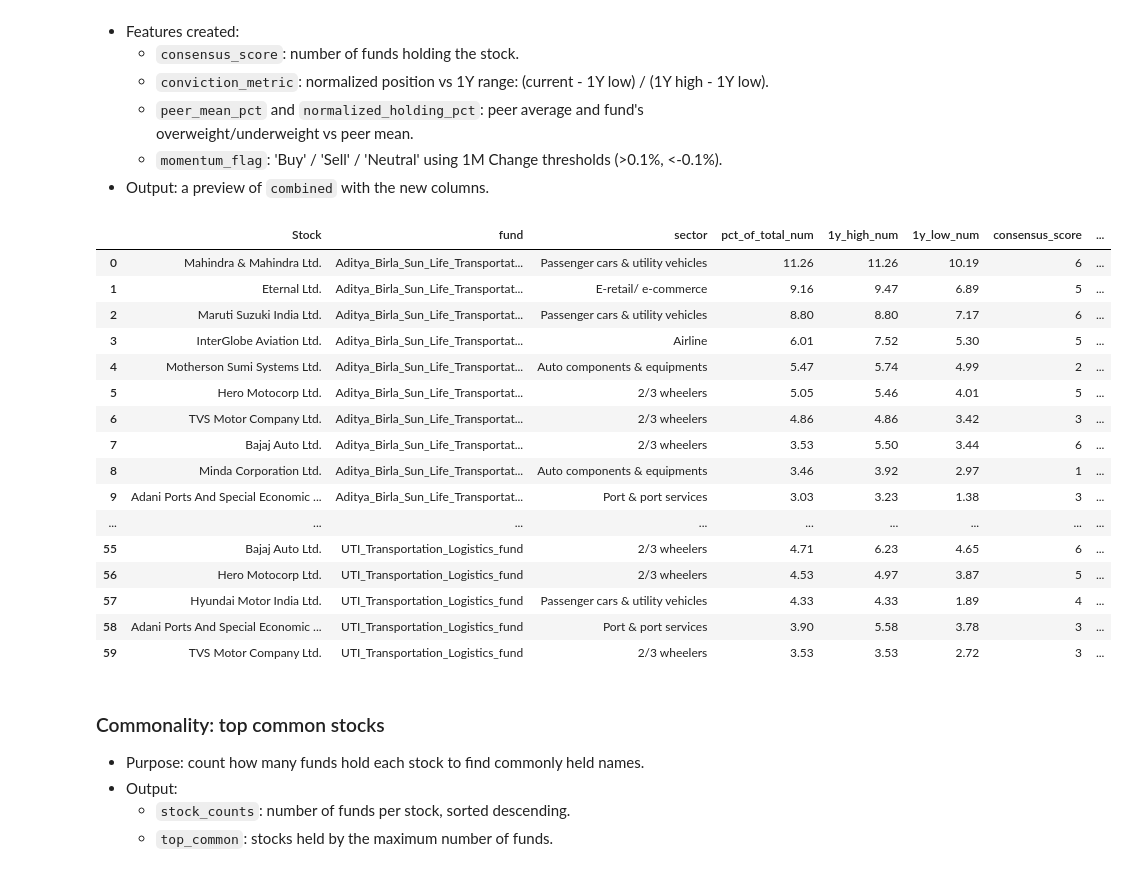
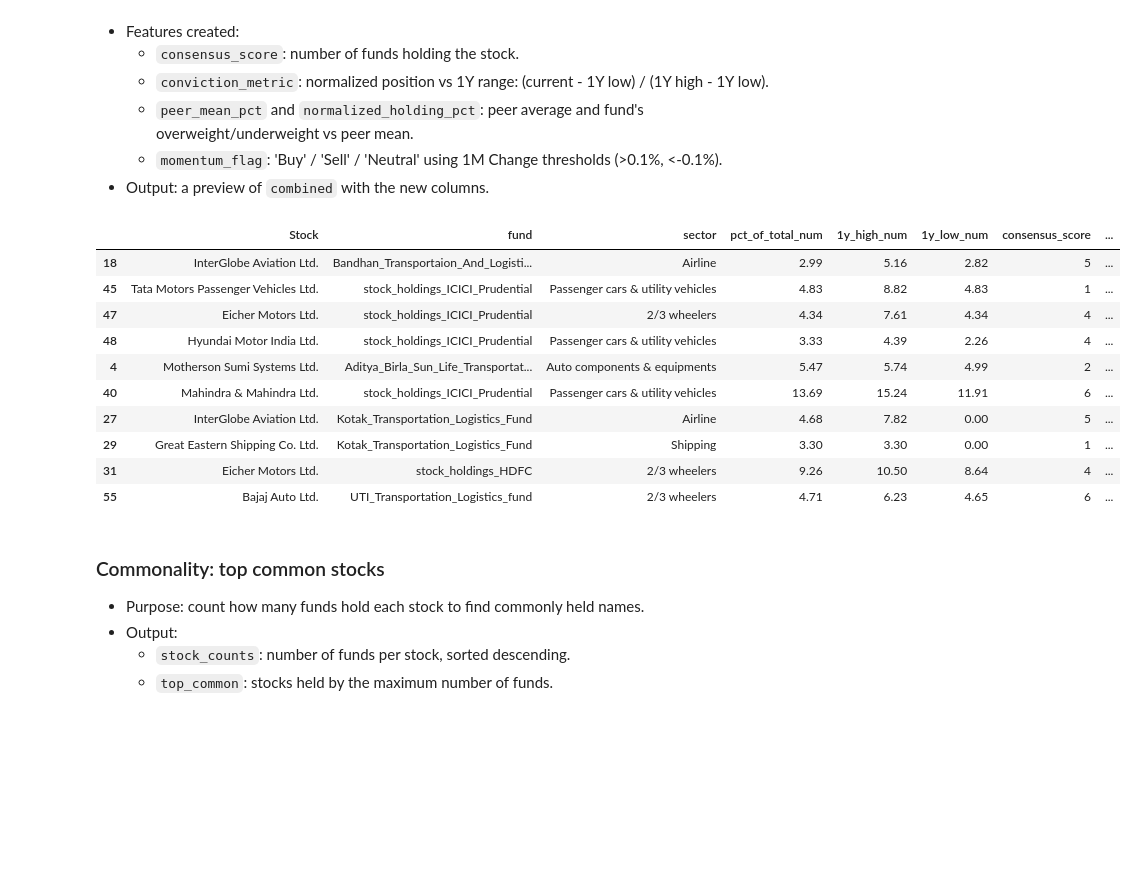
Before and after one commit to Aalok0104/Exploartory-Data-Analysis-, a Jupyter notebook: Group27_Code.ipynb, the cells around one changed output. Drawn from its saved outputs; the diff is of its cells as text; code cells hidden in the pictures; blank space fills up the shorter version.

```diff
--- a/Group27_Code.ipynb
+++ b/Group27_Code.ipynb
@@ -189,3 +194,21 @@ combined
+# %%
+
+# Imputation (stock median -> global median) for main numeric columns
+num_cols = ['pct_of_total_num','1m_change_num','1y_high_num','1y_low_num','value_mn_num','quantity_num','1m_change_qty_num']
+for col in num_cols:
+    if col in combined.columns:
+        flag_col = col + '_imputed'
+        combined[flag_col] = False
+        medians = combined.groupby('Stock')[col].transform('median')
+        mask = combined[col].isna()
+        combined.loc[mask, col] = medians[mask]
+        mask2 = combined[col].isna()
+        if mask2.any():
+            global_med = combined[col].median()
+            combined.loc[mask2, col] = global_med
+            combined.loc[mask2, flag_col] = True
+        filled_by_stock = mask & (~combined[col].isna())
+        combined.loc[filled_by_stock, flag_col] = True
 # %% [markdown]
 ### Feature engineering
 
@@ -206,50 +229,44 @@ def conviction(row):
     lo = row['1y_low_num']
     cur = row['pct_of_total_num']
     if pd.isna(cur) or pd.isna(hi) or pd.isna(lo):
         return np.nan
     denom = (hi - lo)
     if denom == 0:
         return np.nan
     return (cur - lo) / denom
 
 combined['conviction_metric'] = combined.apply(conviction, axis=1)
 
 # Normalized Holding % (over/underweight vs peer average)
 peer_mean = combined.groupby('Stock')['pct_of_total_num'].mean().rename('peer_mean_pct')
 combined = combined.merge(peer_mean, on='Stock', how='left')
 combined['normalized_holding_pct'] = combined['pct_of_total_num'] - combined['peer_mean_pct']
 
 # Momentum flag based on 1M Change threshold of 0.1%
 def momentum_flag(x):
     if pd.isna(x):
         return 'Neutral'
     if x > 0.1:
         return 'Buy'
     if x < -0.1:
         return 'Sell'
     return 'Neutral'
 
 combined['momentum_flag'] = combined['1m_change_num'].apply(momentum_flag)
 
-combined[['Stock','fund','sector','pct_of_total_num','1y_high_num','1y_low_num','consensus_score','conviction_metric','normalized_holding_pct','1m_change_num','momentum_flag']].sample()
+combined[['Stock','fund','sector','pct_of_total_num','1y_high_num','1y_low_num','consensus_score','conviction_metric','normalized_holding_pct','1m_change_num','momentum_flag']].sample(10)
 # %% [output]
 |  | Stock | fund | sector | pct_of_total_num | 1y_high_num | 1y_low_num | consensus_score | ... |
-| 0 | Mahindra & Mahindra Ltd. | Aditya_Birla_Sun_Life_Transportat... | Passenger cars & utility vehicles | 11.26 | 11.26 | 10.19 | 6 | ... |
-| 1 | Eternal Ltd. | Aditya_Birla_Sun_Life_Transportat... | E-retail/ e-commerce | 9.16 | 9.47 | 6.89 | 5 | ... |
-| 2 | Maruti Suzuki India Ltd. | Aditya_Birla_Sun_Life_Transportat... | Passenger cars & utility vehicles | 8.80 | 8.80 | 7.17 | 6 | ... |
-| 3 | InterGlobe Aviation Ltd. | Aditya_Birla_Sun_Life_Transportat... | Airline | 6.01 | 7.52 | 5.30 | 5 | ... |
+| 18 | InterGlobe Aviation Ltd. | Bandhan_Transportaion_And_Logisti... | Airline | 2.99 | 5.16 | 2.82 | 5 | ... |
+| 45 | Tata Motors Passenger Vehicles Ltd. | stock_holdings_ICICI_Prudential | Passenger cars & utility vehicles | 4.83 | 8.82 | 4.83 | 1 | ... |
+| 47 | Eicher Motors Ltd. | stock_holdings_ICICI_Prudential | 2/3 wheelers | 4.34 | 7.61 | 4.34 | 4 | ... |
+| 48 | Hyundai Motor India Ltd. | stock_holdings_ICICI_Prudential | Passenger cars & utility vehicles | 3.33 | 4.39 | 2.26 | 4 | ... |
 | 4 | Motherson Sumi Systems Ltd. | Aditya_Birla_Sun_Life_Transportat... | Auto components & equipments | 5.47 | 5.74 | 4.99 | 2 | ... |
-| 5 | Hero Motocorp Ltd. | Aditya_Birla_Sun_Life_Transportat... | 2/3 wheelers | 5.05 | 5.46 | 4.01 | 5 | ... |
-| 6 | TVS Motor Company Ltd. | Aditya_Birla_Sun_Life_Transportat... | 2/3 wheelers | 4.86 | 4.86 | 3.42 | 3 | ... |
-| 7 | Bajaj Auto Ltd. | Aditya_Birla_Sun_Life_Transportat... | 2/3 wheelers | 3.53 | 5.50 | 3.44 | 6 | ... |
-| 8 | Minda Corporation Ltd. | Aditya_Birla_Sun_Life_Transportat... | Auto components & equipments | 3.46 | 3.92 | 2.97 | 1 | ... |
-| 9 | Adani Ports And Special Economic ... | Aditya_Birla_Sun_Life_Transportat... | Port & port services | 3.03 | 3.23 | 1.38 | 3 | ... |
-| ... | ... | ... | ... | ... | ... | ... | ... | ... |
+| 40 | Mahindra & Mahindra Ltd. | stock_holdings_ICICI_Prudential | Passenger cars & utility vehicles | 13.69 | 15.24 | 11.91 | 6 | ... |
+| 27 | InterGlobe Aviation Ltd. | Kotak_Transportation_Logistics_Fund | Airline | 4.68 | 7.82 | 0.00 | 5 | ... |
+| 29 | Great Eastern Shipping Co. Ltd. | Kotak_Transportation_Logistics_Fund | Shipping | 3.30 | 3.30 | 0.00 | 1 | ... |
+| 31 | Eicher Motors Ltd. | stock_holdings_HDFC | 2/3 wheelers | 9.26 | 10.50 | 8.64 | 4 | ... |
 | 55 | Bajaj Auto Ltd. | UTI_Transportation_Logistics_fund | 2/3 wheelers | 4.71 | 6.23 | 4.65 | 6 | ... |
-| 56 | Hero Motocorp Ltd. | UTI_Transportation_Logistics_fund | 2/3 wheelers | 4.53 | 4.97 | 3.87 | 5 | ... |
-| 57 | Hyundai Motor India Ltd. | UTI_Transportation_Logistics_fund | Passenger cars & utility vehicles | 4.33 | 4.33 | 1.89 | 4 | ... |
-| 58 | Adani Ports And Special Economic ... | UTI_Transportation_Logistics_fund | Port & port services | 3.90 | 5.58 | 3.78 | 3 | ... |
-| 59 | TVS Motor Company Ltd. | UTI_Transportation_Logistics_fund | 2/3 wheelers | 3.53 | 3.53 | 2.72 | 3 | ... |
 # %% [markdown]
 ### Commonality: top common stocks
 
```
Also changed, not shown: parts of 8 cells of this notebook, 1 other file.
